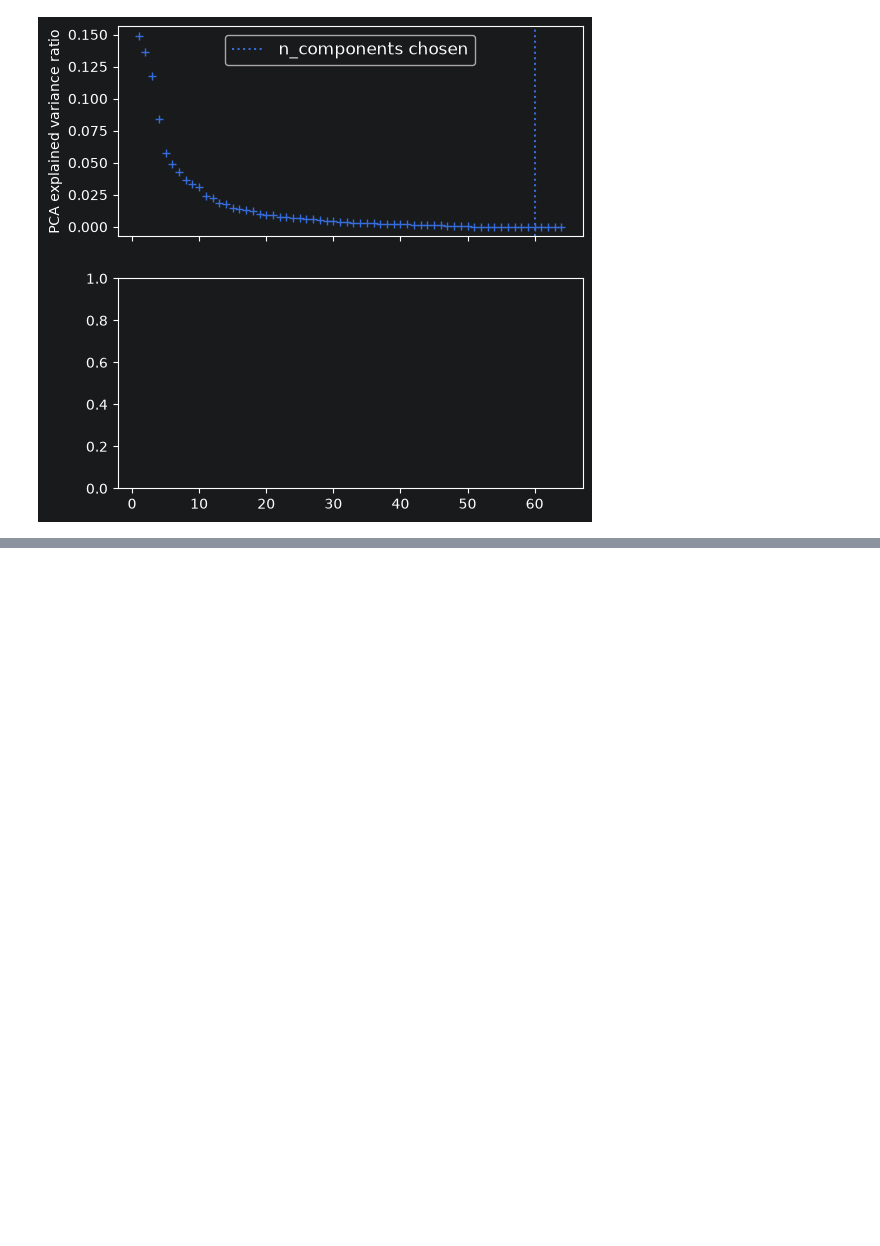
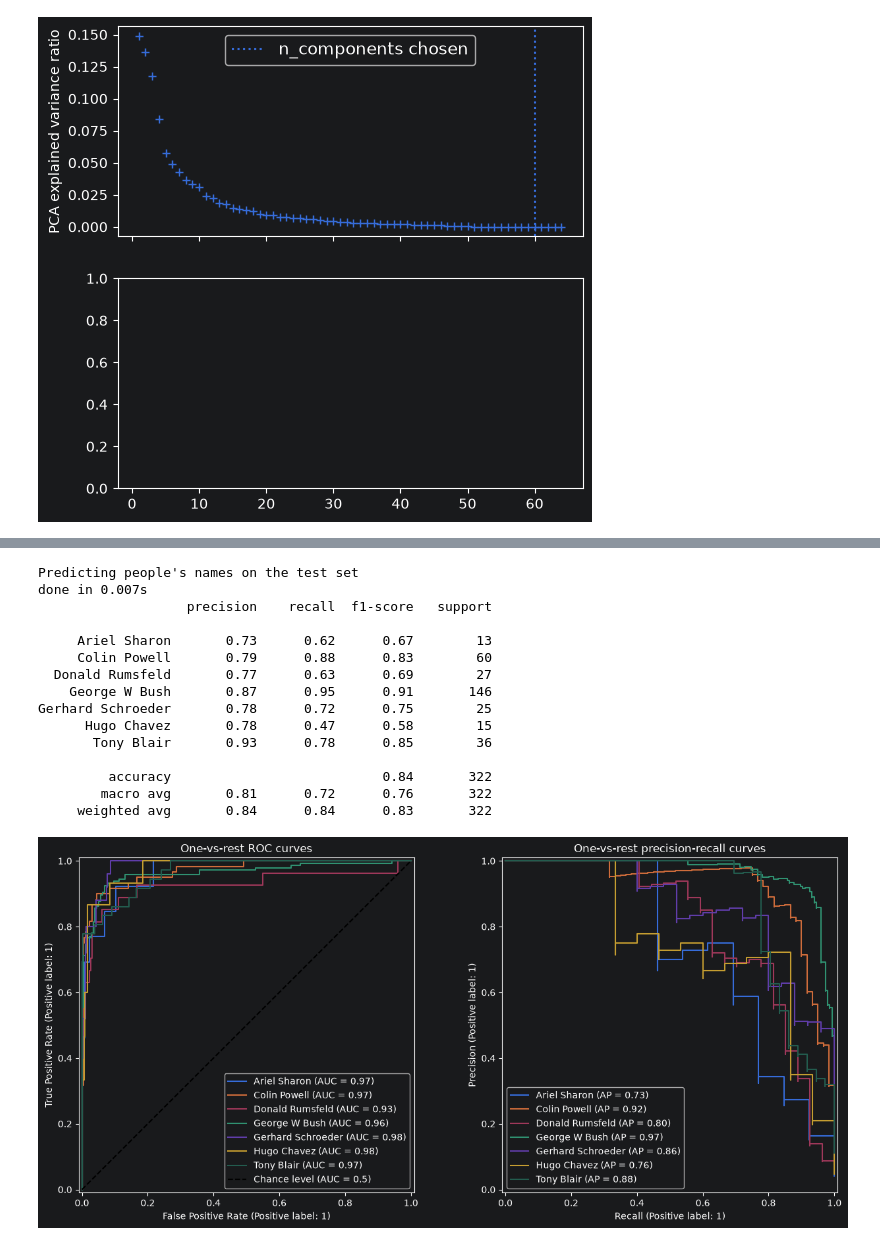
Before and after one commit to WBarnard4/HCC-8000, a Jupyter notebook: Term 1/Machine Intelligence 1/Unit 6/scikit-learn Pipelining.ipynb, the cells around one changed output, grey strips where cells are left out. Saved outputs shown, nothing was run; the diff lists cells and outputs as text; code cells hidden in the pictures; blank space fills up the shorter version.

```diff
--- a/Term 1/Machine Intelligence 1/Unit 6/scikit-learn Pipelining.ipynb
+++ b/Term 1/Machine Intelligence 1/Unit 6/scikit-learn Pipelining.ipynb
@@ -51,0 +338,58 @@ Best parameter (CV score=0.874):
+# %%
+# Quantitative Evaluation
+import matplotlib.pyplot as plt
+
+from sklearn.metrics import classification_report
+from sklearn.preprocessing import label_binarize
+
+print("Predicting people's names on the test set")
+t0 = time()
+y_pred = clf.predict(X_test)
+y_score = clf.predict_proba(X_test)
+print(f"done in {time() - t0:.3f}s")
+
+print(classification_report(y_test, y_pred, target_names=target_names))
+
+from sklearn.metrics import PrecisionRecallDisplay, RocCurveDisplay
+
+classes = list(range(n_classes))
+y_onehot_test = label_binarize(y_test, classes=classes)
+
+fig, (ax_roc, ax_pr) = plt.subplots(1, 2, figsize=(13, 6))
+
+for class_id, name in enumerate(target_names):
+    RocCurveDisplay.from_predictions(
+        y_onehot_test[:, class_id],
+        y_score[:, class_id],
+        name=name,
+        ax=ax_roc,
+        plot_chance_level=(class_id == n_classes - 1),
+    )
+    PrecisionRecallDisplay.from_predictions(
+        y_onehot_test[:, class_id],
+        y_score[:, class_id],
+        name=name,
+        ax=ax_pr,
+    )
+
+ax_roc.set_title("One-vs-rest ROC curves")
+ax_pr.set_title("One-vs-rest precision-recall curves")
+plt.tight_layout()
+plt.show()
+# %% [output]
+Predicting people's names on the test set
+done in 0.007s
+                   precision    recall  f1-score   support
+
+     Ariel Sharon       0.73      0.62      0.67        13
+     Colin Powell       0.79      0.88      0.83        60
+  Donald Rumsfeld       0.77      0.63      0.69        27
+    George W Bush       0.87      0.95      0.91       146
+Gerhard Schroeder       0.78      0.72      0.75        25
+      Hugo Chavez       0.78      0.47      0.58        15
+       Tony Blair       0.93      0.78      0.85        36
+
+         accuracy                           0.84       322
+        macro avg       0.81      0.72      0.76       322
+     weighted avg       0.84      0.84      0.83       322
+[figure, added]
```
Also changed, not shown: parts of 5 cells of this notebook, 1 other file.
